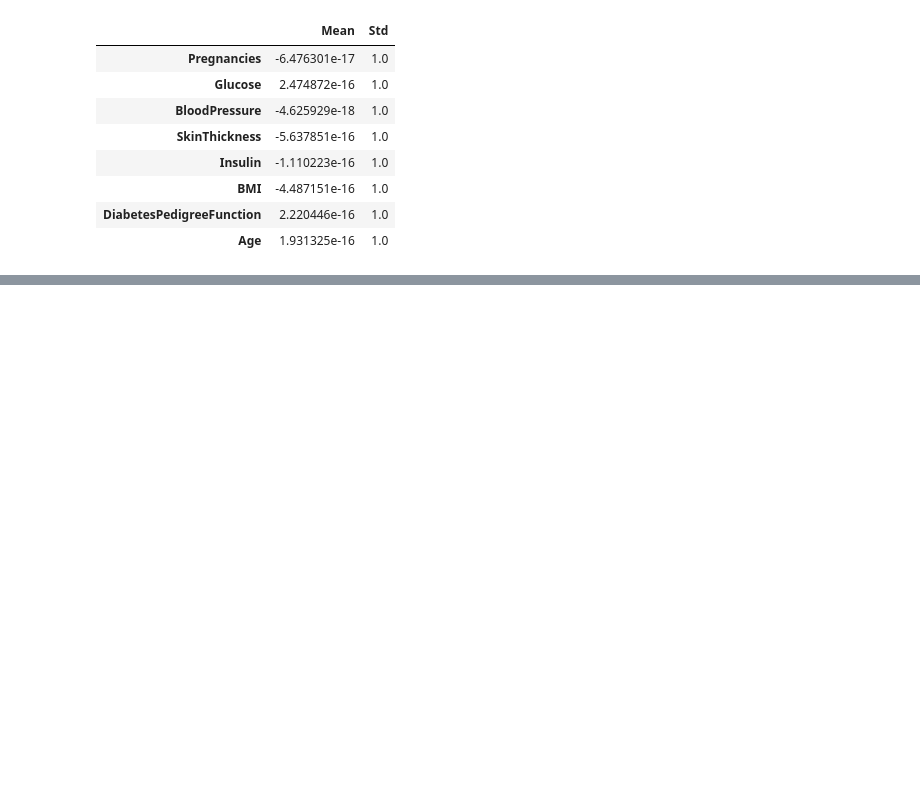
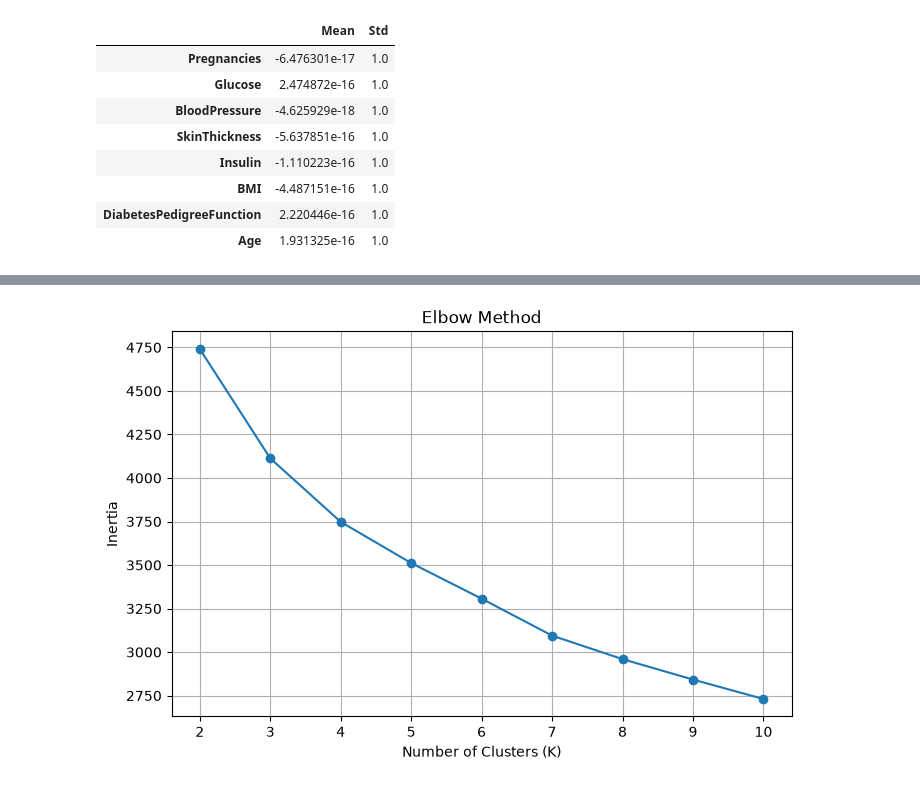
Before and after one commit to lahcen404/GlucoRisk-AI, a Jupyter notebook: notebooks/02_clustering.ipynb, the cells around one changed output, grey strips where cells are left out. Cells and saved outputs as stored; diff of their text form; code cells hidden in the pictures; blank space fills up the shorter version.

Commit message:
add elbow method & silhouette method to choose value of K

```diff
--- a/notebooks/02_clustering.ipynb
+++ b/notebooks/02_clustering.ipynb
@@ -87,0 +92,13 @@ scaled_summary
+# %%
+inertias = []
+
+for k in range(2, 11):
+    kmeans = KMeans(
+        n_clusters=k,
+        random_state=42,
+        n_init=10
+    )
+
+    kmeans.fit(X_scaled)
+
+    inertias.append(kmeans.inertia_)
@@ -87,0 +113,19 @@ scaled_summary
+# %%
+plt.figure(figsize=(8, 5))
+
+plt.plot(
+    range(2, 11),
+    inertias,
+    marker="o"
+)
+
+plt.xlabel("Number of Clusters (K)")
+plt.ylabel("Inertia")
+plt.title("Elbow Method")
+
+plt.xticks(range(2, 11))
+plt.grid(True)
+
+plt.show()
+# %% [output]
+[figure, added]
```
Also changed, not shown: parts of 7 cells of this notebook.
